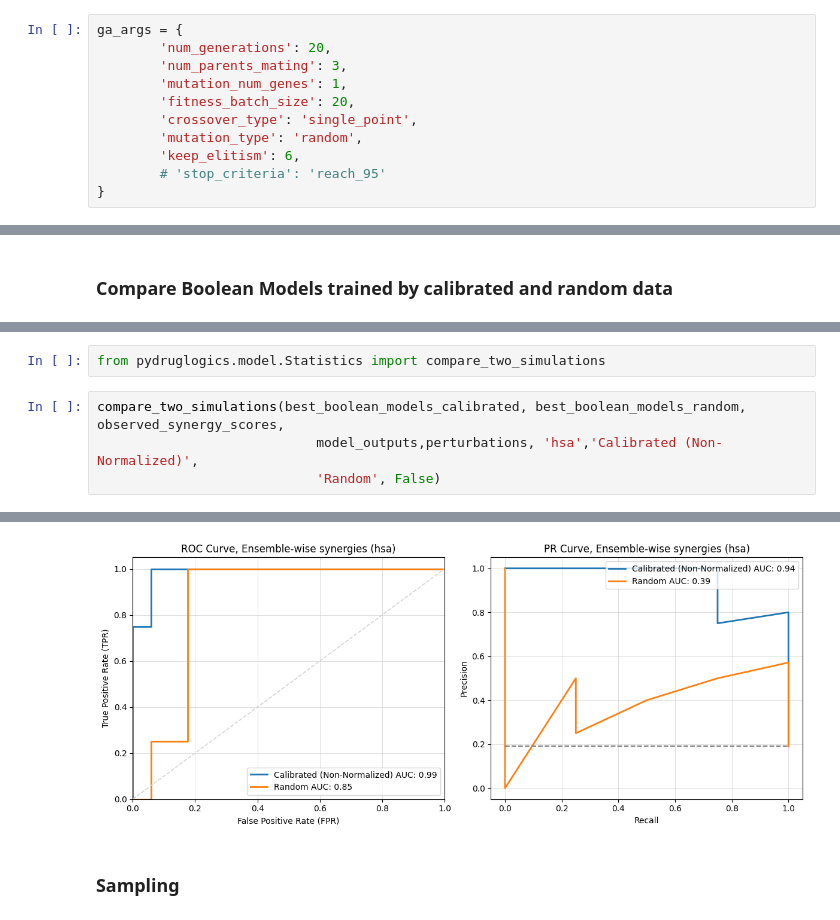
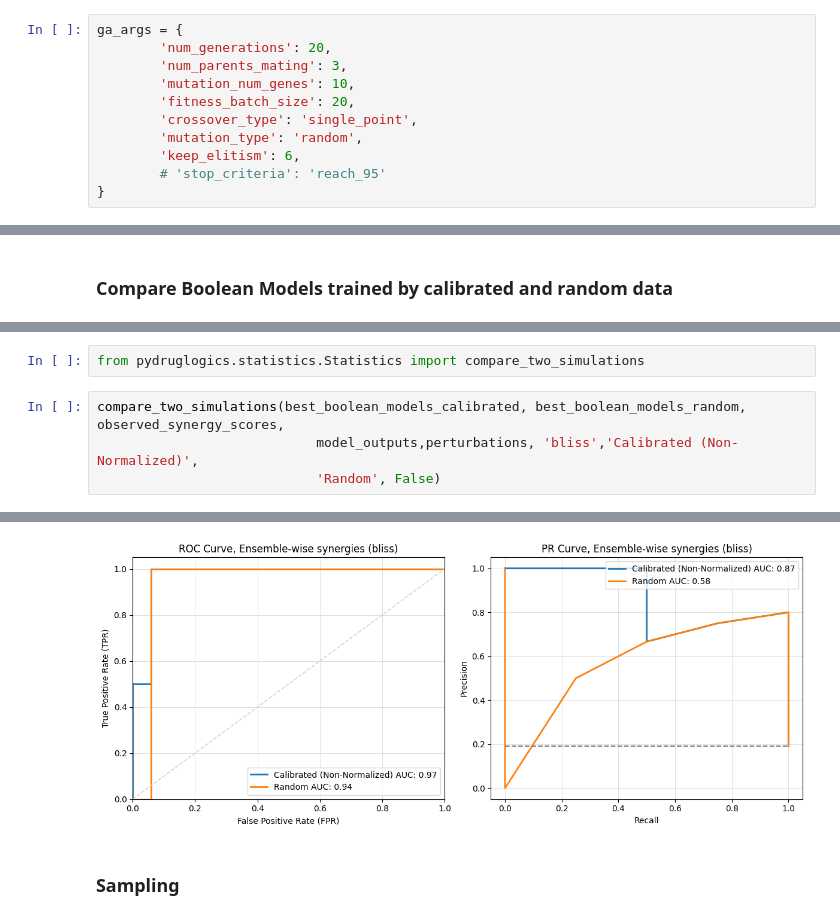
Before and after one commit to druglogics/pydruglogics, a Jupyter notebook: pydruglogics_tutorial.ipynb, the cells around one changed output, grey strips where cells are left out. Saved outputs shown, nothing was run; the diff lists cells and outputs as text.

```diff
--- a/pydruglogics_tutorial.ipynb
+++ b/pydruglogics_tutorial.ipynb
@@ -279,7 +279,7 @@ The Evolution pipeline uses the `PyGAD` Genetic Algoritm . For more information
 ga_args = {
         'num_generations': 20,
         'num_parents_mating': 3,
-        'mutation_num_genes': 1,
+        'mutation_num_genes': 10,
         'fitness_batch_size': 20,
         'crossover_type': 'single_point',
         'mutation_type': 'random',
@@ -470,7 +479,7 @@ The `compare_two_simulations` function compares the predictive performance of tw
 # %%
-from pydruglogics.model.Statistics import compare_two_simulations
+from pydruglogics.statistics.Statistics import compare_two_simulations
 # %%
 compare_two_simulations(best_boolean_models_calibrated, best_boolean_models_random, observed_synergy_scores,
-                            model_outputs,perturbations, 'hsa','Calibrated (Non-Normalized)',
+                            model_outputs,perturbations, 'bliss','Calibrated (Non-Normalized)',
                             'Random', False)
 # %% [output]
@@ -494,4 +503,4 @@ Synergy scores (hsa):
-[figure, old version]
+[figure, new version]
 # %% [markdown]
 ### Sampling
 # %% [markdown]
```
Also changed, not shown: parts of 28 cells of this notebook, 8 other files.
